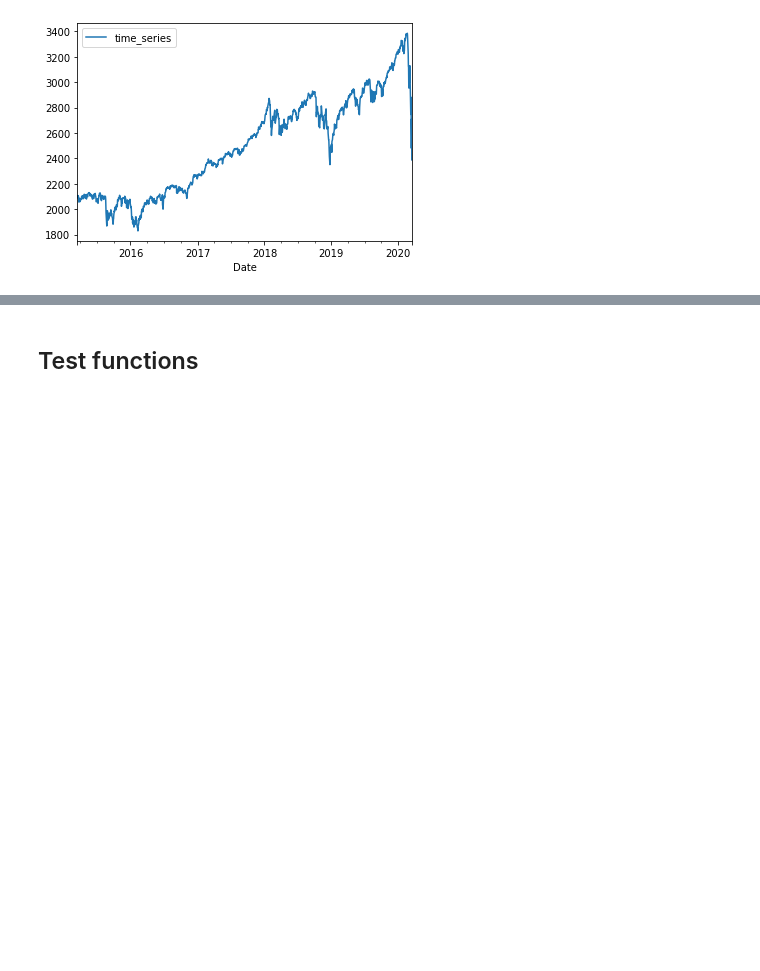
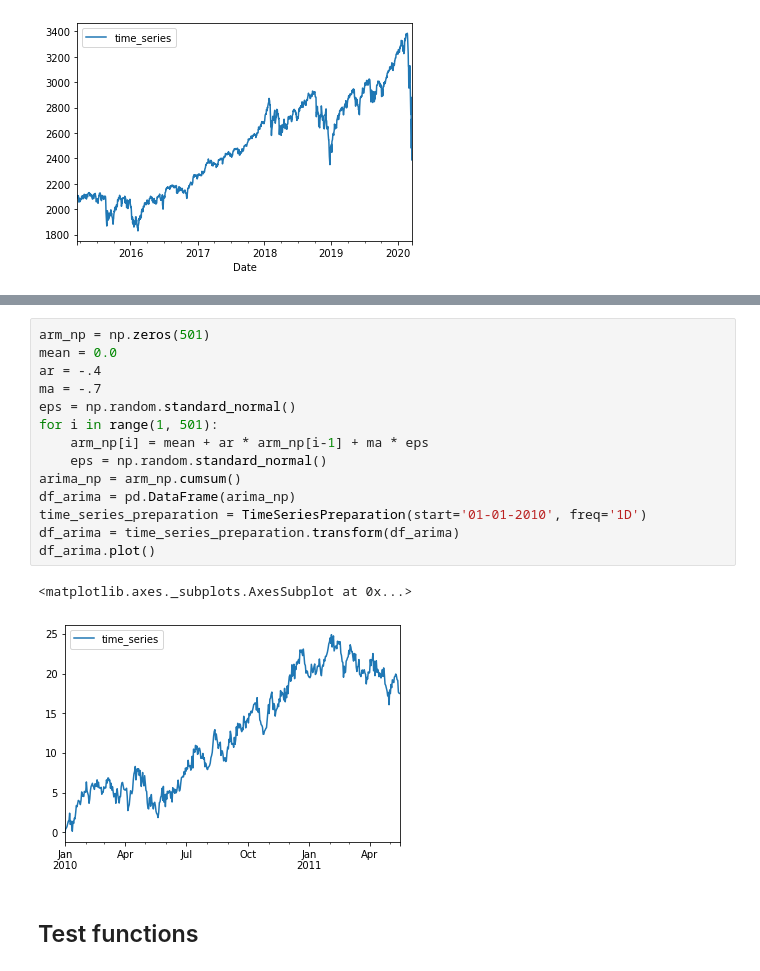
Before and after one commit to Sburyachenko/giotto-time, a Jupyter notebook: examples/arima-tests.ipynb, the cells around one changed output, grey strips where cells are left out. Cells and saved outputs as stored; diff of their text form; blank space fills up the shorter version.

```diff
--- a/examples/arima-tests.ipynb
+++ b/examples/arima-tests.ipynb
@@ -36,3 +36,20 @@ df_white.plot();
+# %%
+arm_np = np.zeros(501)
+mean = 0.0
+ar = -.4
+ma = -.7
+eps = np.random.standard_normal()
+for i in range(1, 501):
+    arm_np[i] = mean + ar * arm_np[i-1] + ma * eps
+    eps = np.random.standard_normal()
+arima_np = arm_np.cumsum()
+df_arima = pd.DataFrame(arima_np)
+time_series_preparation = TimeSeriesPreparation(start='01-01-2010', freq='1D')
+df_arima = time_series_preparation.transform(df_arima)
+df_arima.plot()
+# %% [output]
+<matplotlib.axes._subplots.AxesSubplot at 0x...>
+[figure, added]
 # %% [markdown]
 ## Test functions
 # %%
```
Also changed, not shown: parts of 40 cells of this notebook.
